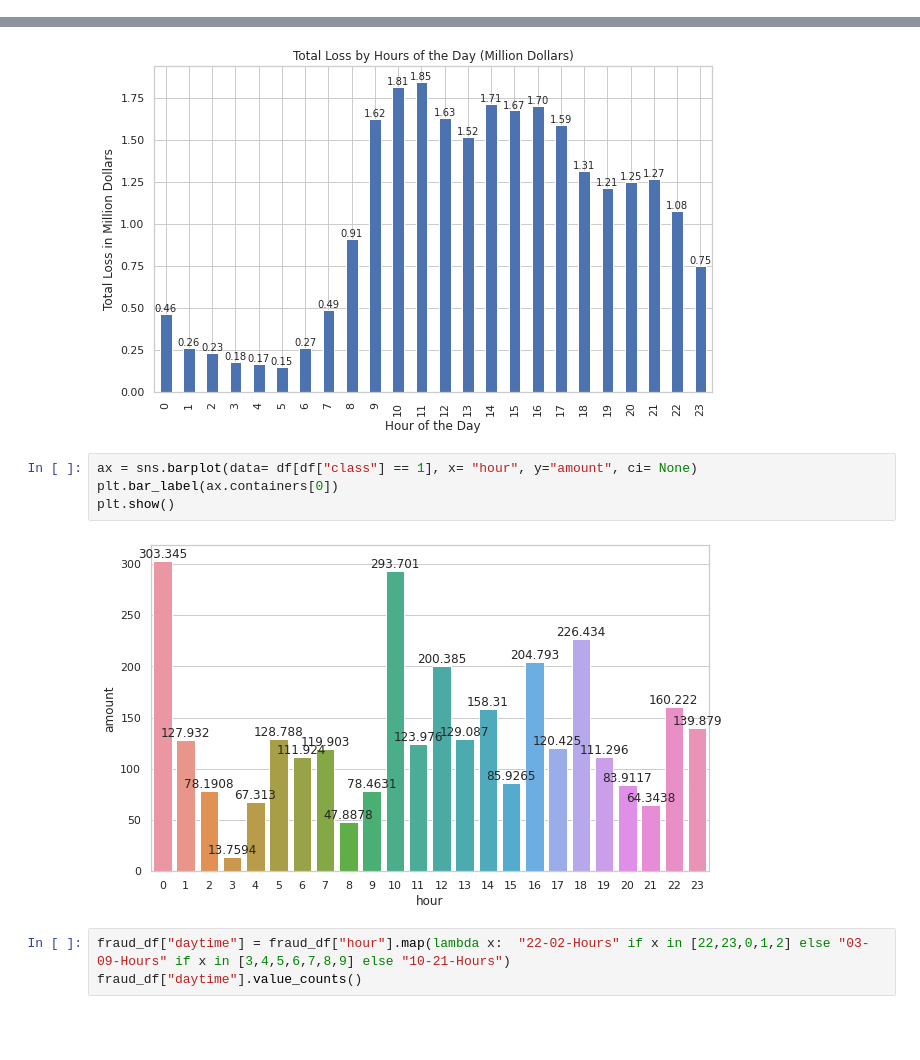
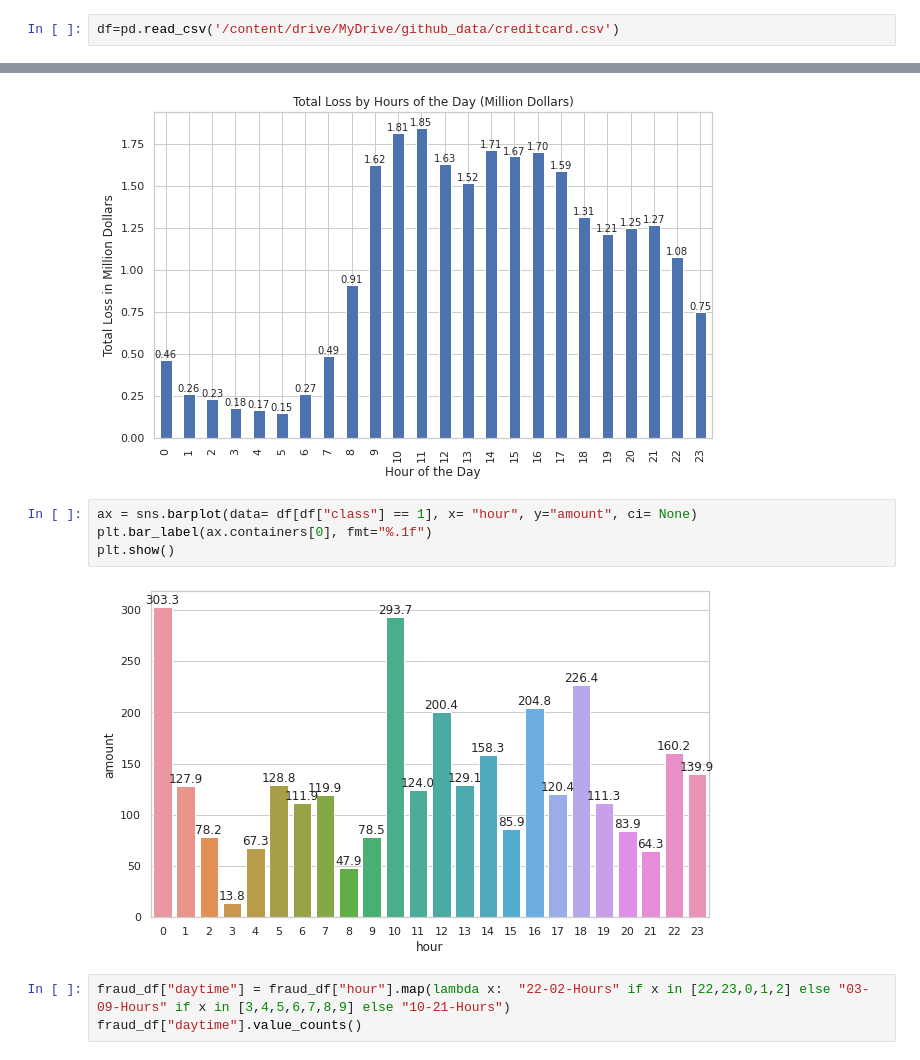
Before and after one commit to Kadir-Ozkan/Credit-Card-Fraud-Detection, a Jupyter notebook: Fraud_Detection_G2_8_11_Ver_5.ipynb, the cells around one changed output, grey strips where cells are left out. Cells and saved outputs as stored; diff of their text form; blank space fills up the shorter version.

```diff
--- a/Fraud_Detection_G2_8_11_Ver_5.ipynb
+++ b/Fraud_Detection_G2_8_11_Ver_5.ipynb
@@ -219,3 +233,5 @@ df=pd.read_csv('/content/creditcard.csv')"""
+# %%
+df=pd.read_csv('/content/drive/MyDrive/github_data/creditcard.csv')
 # %%
 !pip install skimpy
 # %% [output]
@@ -582,10 +598,10 @@ plt.show()
 [figure]
 # %%
 ax = sns.barplot(data= df[df["class"] == 1], x= "hour", y="amount", ci= None)
-plt.bar_label(ax.containers[0])
+plt.bar_label(ax.containers[0], fmt="%.1f")
 plt.show()
 # %% [output]
-[figure, old version]
+[figure, new version]
 # %%
 fraud_df["daytime"] = fraud_df["hour"].map(lambda x:  "22-02-Hours" if x in [22,23,0,1,2] else "03-09-Hours" if x in [3,4,5,6,7,8,9] else "10-21-Hours")
 fraud_df["daytime"].value_counts()
```
Also changed, not shown: parts of 48 cells of this notebook.
